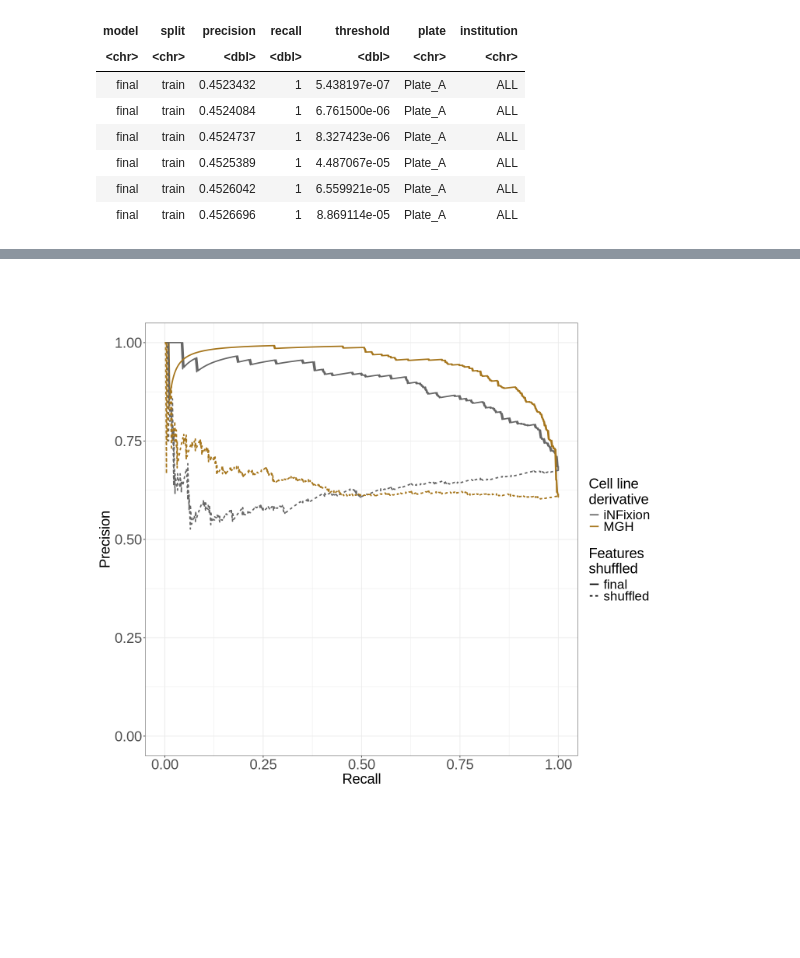
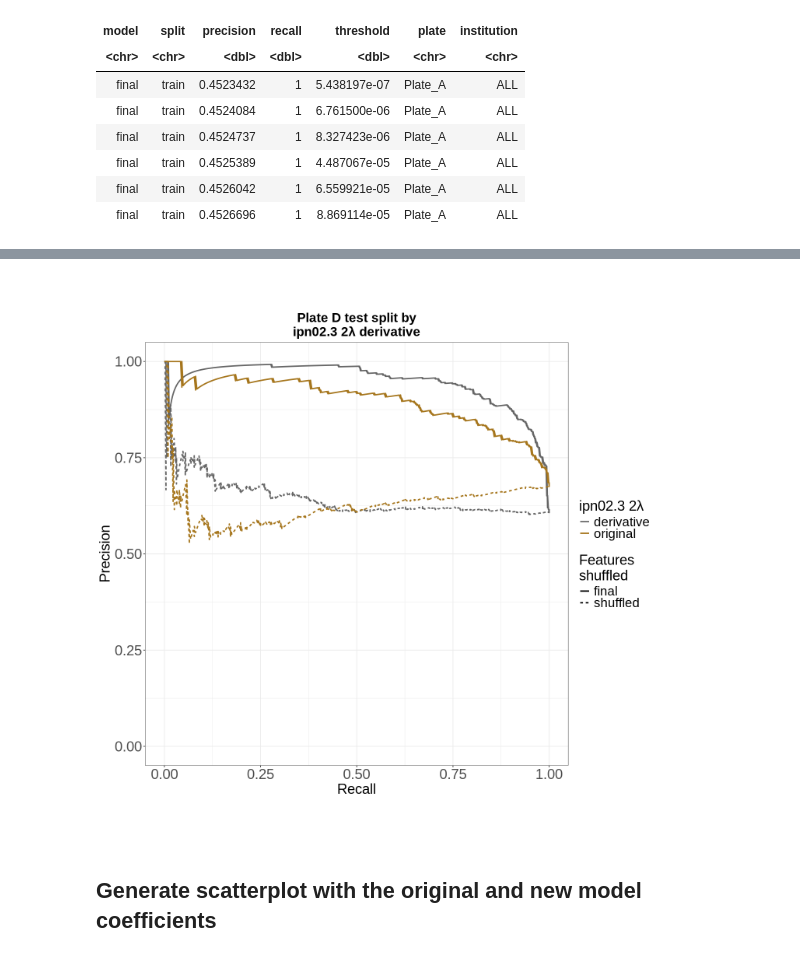
Before and after one commit to WayScience/nf1_schwann_cell_morphology_signature, a Jupyter notebook: 4.figures/supp_figure_7/2.supp_figure_7.ipynb, the cells around one changed output, grey strips where cells are left out. Cells and saved outputs as stored; diff of their text form; code cells hidden in the pictures; blank space fills up the shorter version.

```diff
--- a/4.figures/supp_figure_7/2.supp_figure_7.ipynb
+++ b/4.figures/supp_figure_7/2.supp_figure_7.ipynb
@@ -158,6 +174,10 @@ PR_results_file <- file.path(results_dir, "pr_curve_plate6_per_institution.parqu
 
 PR_results_df <- arrow::read_parquet(PR_results_file)
 
+# Add new column for cell line derivative
+PR_results_df <- PR_results_df %>%
+    mutate(cell_line_derivative = ifelse(institution == "iNFixion", "original", ifelse(institution == "MGH", "derivative", NA)))
+
 dim(PR_results_df)
 head(PR_results_df)
 # %% [output]
@@ -174,35 +194,45 @@ A tibble: 6 × 7
 # %%
 width <- 12
 height <- 12
 options(repr.plot.width = width, repr.plot.height = height)
 pr_plate6_derivative_plot <- (
-    ggplot(PR_results_df, aes(x = recall, y = precision, color = institution, linetype = model))
+    ggplot(PR_results_df, aes(x = recall, y = precision, color = cell_line_derivative, linetype = model))
     + geom_line(aes(linetype = model), linewidth = 1)
     + theme_bw()
     + coord_fixed()
-    + labs(color = "Cell line\nderivative", linetype = "Features\nshuffled", x = "Recall", y = "Precision")
+    + labs(
+        title = "Plate D test split by\nipn02.3 2λ derivative",
+        color = "ipn02.3 2λ",
+        linetype = "Features\nshuffled",
+        x = "Recall",
+        y = "Precision"
+    )
     # change the colors
     + scale_color_manual(values = c(
-        "MGH" = brewer.pal(8, "Dark2")[7],
-        "iNFixion" = brewer.pal(8, "Dark2")[8]
+        "original" = brewer.pal(8, "Dark2")[7],
+        "derivative" = brewer.pal(8, "Dark2")[8]
     ))
     + scale_y_continuous(limits = c(0, 1))
     # change the line thickness of the lines in the legend
     + guides(linetype = guide_legend(override.aes = list(size = 1)))
     # change the text size
     + theme(
         # x and y axis text size
         axis.text.x = element_text(size = 22),
         axis.text.y = element_text(size = 22),
         # x and y axis title size
         axis.title.x = element_text(size = 22),
         axis.title.y = element_text(size = 22),
         # legend text size
         legend.text = element_text(size = 20),
         legend.title = element_text(size = 22),
+        # plot title size
+        plot.title = element_text(size = 20, face = "bold", hjust = 0.5)
     )
 )
 
 pr_plate6_derivative_plot
 # %% [output]
-[figure, old version]
+[figure, new version]
+# %% [markdown]
+## Generate scatterplot with the original and new model coefficients
```
Also changed, not shown: parts of 7 cells of this notebook, 15 other files.
